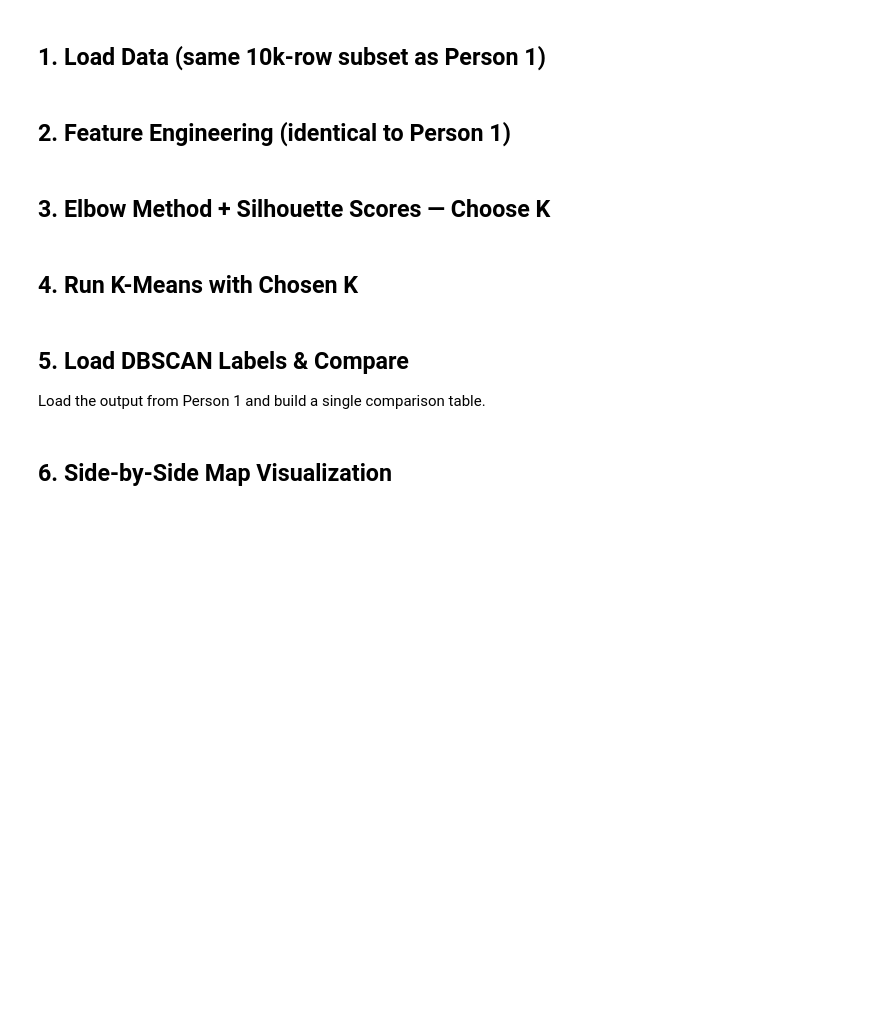
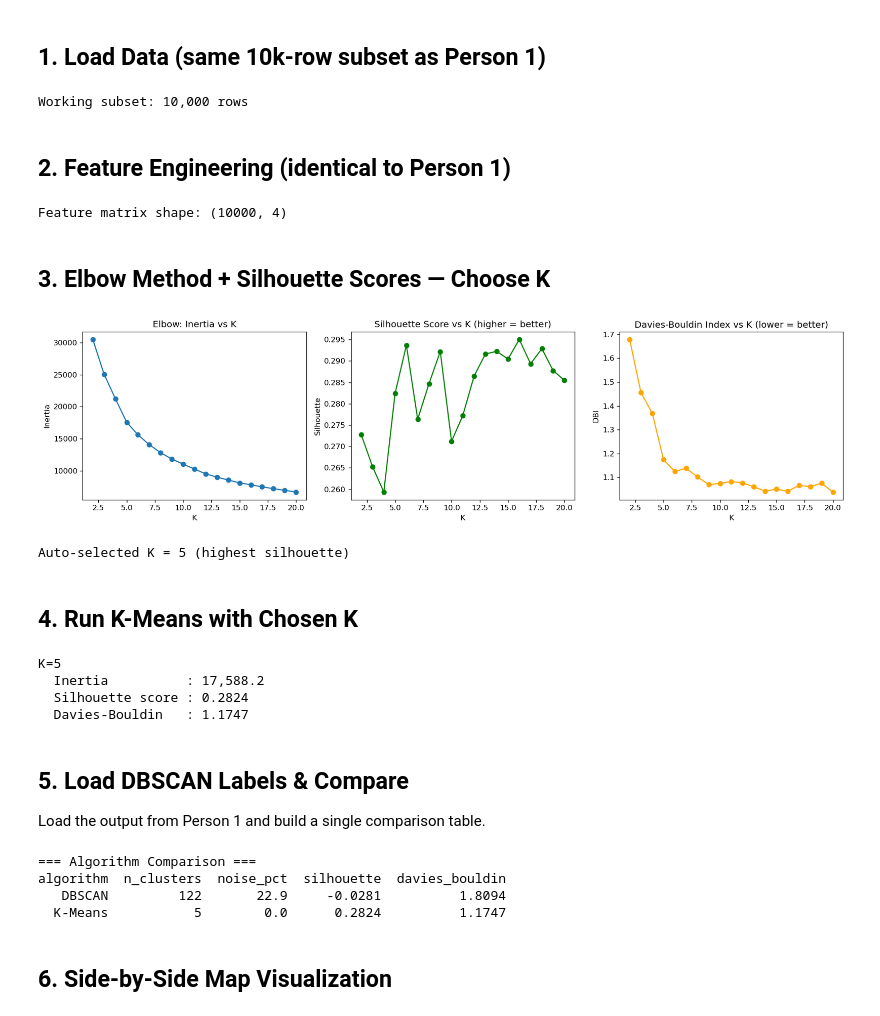
Before and after one commit to anushkasjadhav/MSE446-Optimization-Ride-Pooling-For-Emissions-Reduction, a Jupyter notebook: Clustering/person2_kmeans_comparison.ipynb, the cells around one changed output. Saved outputs shown, nothing was run; the diff lists cells and outputs as text; code cells hidden in the pictures; blank space fills up the shorter version.

Commit message:
clustering

```diff
--- a/Clustering/person2_kmeans_comparison.ipynb
+++ b/Clustering/person2_kmeans_comparison.ipynb
@@ -33,7 +33,7 @@ RANDOM_STATE = 42
 # %% [markdown]
 ## 1. Load Data (same 10k-row subset as Person 1)
 # %%
-DATA_PATH = "../Data/FHVTrip_VehicleEmissions_Merged_2023.csv"
+DATA_PATH = "../Data/merged_trip_emissions_coordinates.csv"
 SUBSET_N  = 10_000  # must match Person 1
 
 df_full = pd.read_csv(DATA_PATH, low_memory=False)
@@ -44,6 +44,8 @@ df["pickup_lat"]      = pd.to_numeric(df["pickup_lat"],      errors="coerce")
 df["pickup_lon"]      = pd.to_numeric(df["pickup_lon"],      errors="coerce")
 df = df.dropna(subset=["pickup_lat", "pickup_lon", "pickup_datetime"])
 print(f"Working subset: {len(df):,} rows")
+# %% [output]
+Working subset: 10,000 rows
 # %% [markdown]
 ## 2. Feature Engineering (identical to Person 1)
 # %%
@@ -56,6 +58,8 @@ scaler   = StandardScaler()
 X        = scaler.fit_transform(df[features].values)
 
 print(f"Feature matrix shape: {X.shape}")
+# %% [output]
+Feature matrix shape: (10000, 4)
 # %% [markdown]
 ## 3. Elbow Method + Silhouette Scores — Choose K
 # %%
@@ -64,34 +68,39 @@ inertias    = []
 silhouettes = []
 dbi_scores  = []
 
 for k in k_range:
     km     = KMeans(n_clusters=k, random_state=RANDOM_STATE, n_init=10)
     labels = km.fit_predict(X)
     inertias.append(km.inertia_)
     silhouettes.append(silhouette_score(X, labels, sample_size=5000, random_state=RANDOM_STATE))
     dbi_scores.append(davies_bouldin_score(X, labels))
 
 fig, axes = plt.subplots(1, 3, figsize=(15, 4))
 
 axes[0].plot(k_range, inertias, marker="o")
 axes[0].set_title("Elbow: Inertia vs K")
 axes[0].set_xlabel("K"); axes[0].set_ylabel("Inertia")
 
 axes[1].plot(k_range, silhouettes, marker="o", color="green")
 axes[1].set_title("Silhouette Score vs K (higher = better)")
 axes[1].set_xlabel("K"); axes[1].set_ylabel("Silhouette")
 
 axes[2].plot(k_range, dbi_scores, marker="o", color="orange")
 axes[2].set_title("Davies-Bouldin Index vs K (lower = better)")
 axes[2].set_xlabel("K"); axes[2].set_ylabel("DBI")
 
+
 plt.tight_layout()
 plt.savefig("kmeans_elbow.png", bbox_inches="tight")
 plt.show()
 
 # TODO: pick K_BEST below based on the above plots
-K_BEST = silhouettes.index(max(silhouettes)) + 2   # auto-select best silhouette
+#K_BEST = silhouettes.index(max(silhouettes)) + 2   # auto-select best silhouette
+K_BEST = 5
 print(f"Auto-selected K = {K_BEST} (highest silhouette)")
+# %% [output]
+[figure, added]
+Auto-selected K = 5 (highest silhouette)
 # %% [markdown]
 ## 4. Run K-Means with Chosen K
 # %%
@@ -108,6 +117,11 @@ print(f"K={K}")
 print(f"  Inertia          : {inertia:,.1f}")
 print(f"  Silhouette score : {sil_km:.4f}")
 print(f"  Davies-Bouldin   : {dbi_km:.4f}")
+# %% [output]
+K=5
+  Inertia          : 17,588.2
+  Silhouette score : 0.2824
+  Davies-Bouldin   : 1.1747
 # %% [markdown]
 ## 5. Load DBSCAN Labels & Compare
 
@@ -132,6 +146,11 @@ comparison_df = pd.DataFrame([
 
 print("\n=== Algorithm Comparison ===")
 print(comparison_df.to_string(index=False))
+# %% [output]
+=== Algorithm Comparison ===
+algorithm  n_clusters  noise_pct  silhouette  davies_bouldin
+   DBSCAN         122       22.9     -0.0281          1.8094
+  K-Means           5        0.0      0.2824          1.1747
 # %% [markdown]
 ## 6. Side-by-Side Map Visualization
 # %%
```
Also changed, not shown: parts of 2 cells of this notebook, 9 other files.
